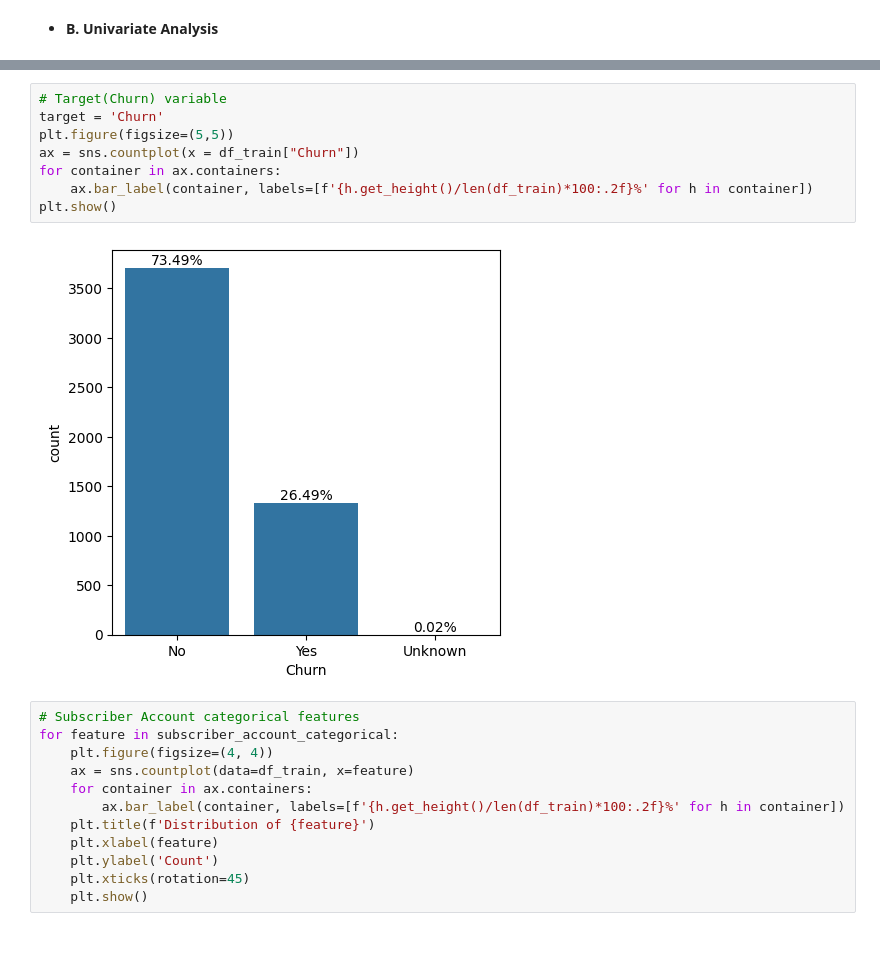
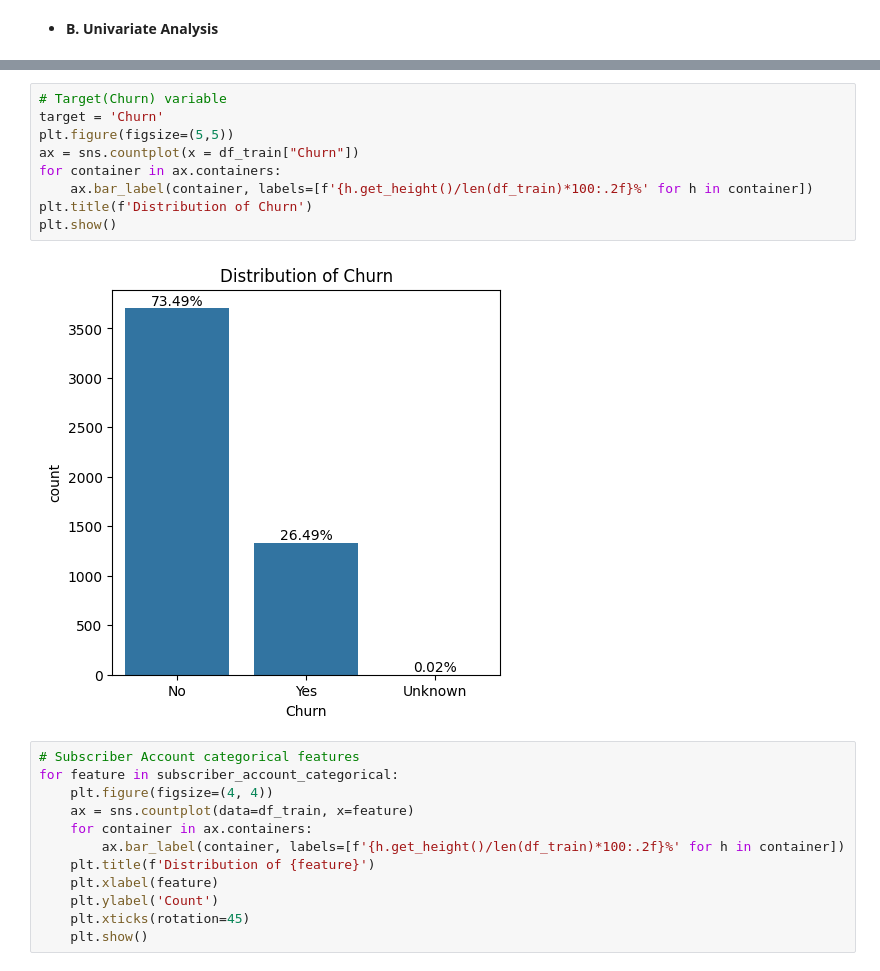
Before and after one commit to worlakuma/Machine-Learning-Prediction-Model-for-a-Telecommunications-Provider, a Jupyter notebook: LP2_Marchine_Learning_Project.ipynb, the cells around one changed output, grey strips where cells are left out. Saved outputs shown, nothing was run; the diff lists cells and outputs as text; blank space fills up the shorter version.

```diff
--- a/LP2_Marchine_Learning_Project.ipynb
+++ b/LP2_Marchine_Learning_Project.ipynb
@@ -652,13 +678,14 @@ plt.show()
 # %%
 # Target(Churn) variable
 target = 'Churn'
 plt.figure(figsize=(5,5))
 ax = sns.countplot(x = df_train["Churn"])
 for container in ax.containers:
     ax.bar_label(container, labels=[f'{h.get_height()/len(df_train)*100:.2f}%' for h in container])
+plt.title(f'Distribution of Churn')
 plt.show()
 # %% [output]
-[figure, old version]
+[figure, new version]
 # %%
 # Subscriber Account categorical features
 for feature in subscriber_account_categorical:
```
Also changed, not shown: parts of 25 cells of this notebook, 1 other file.
